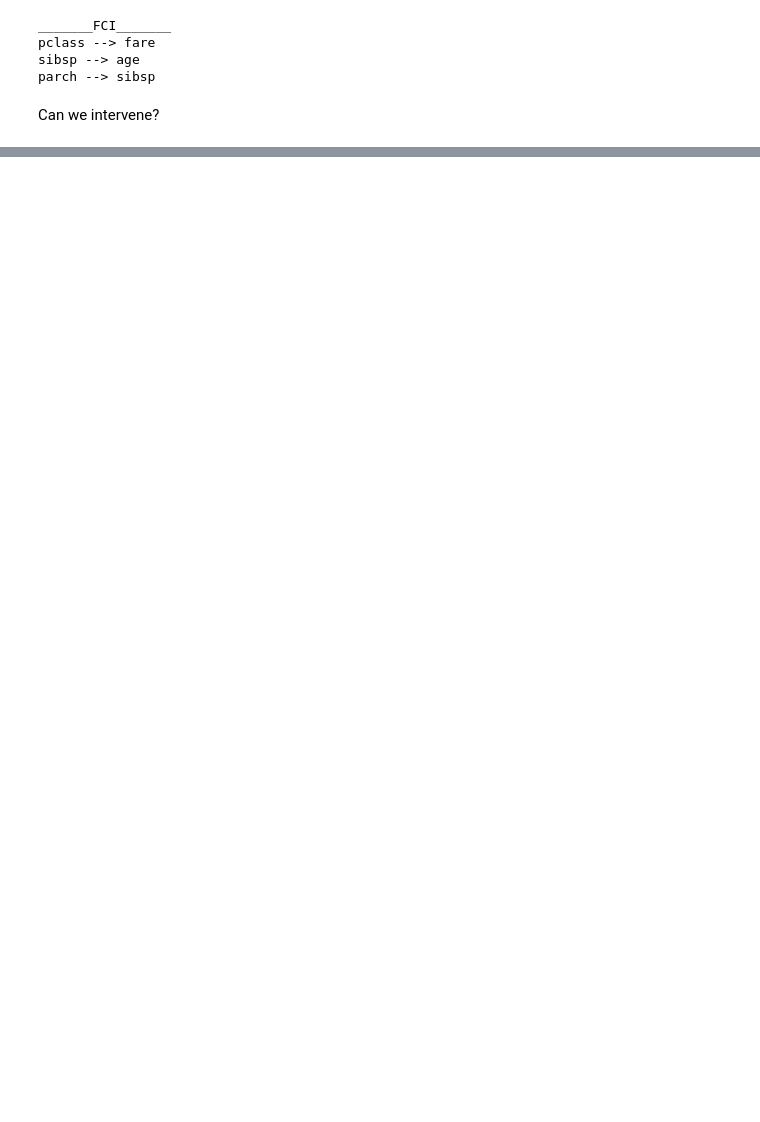
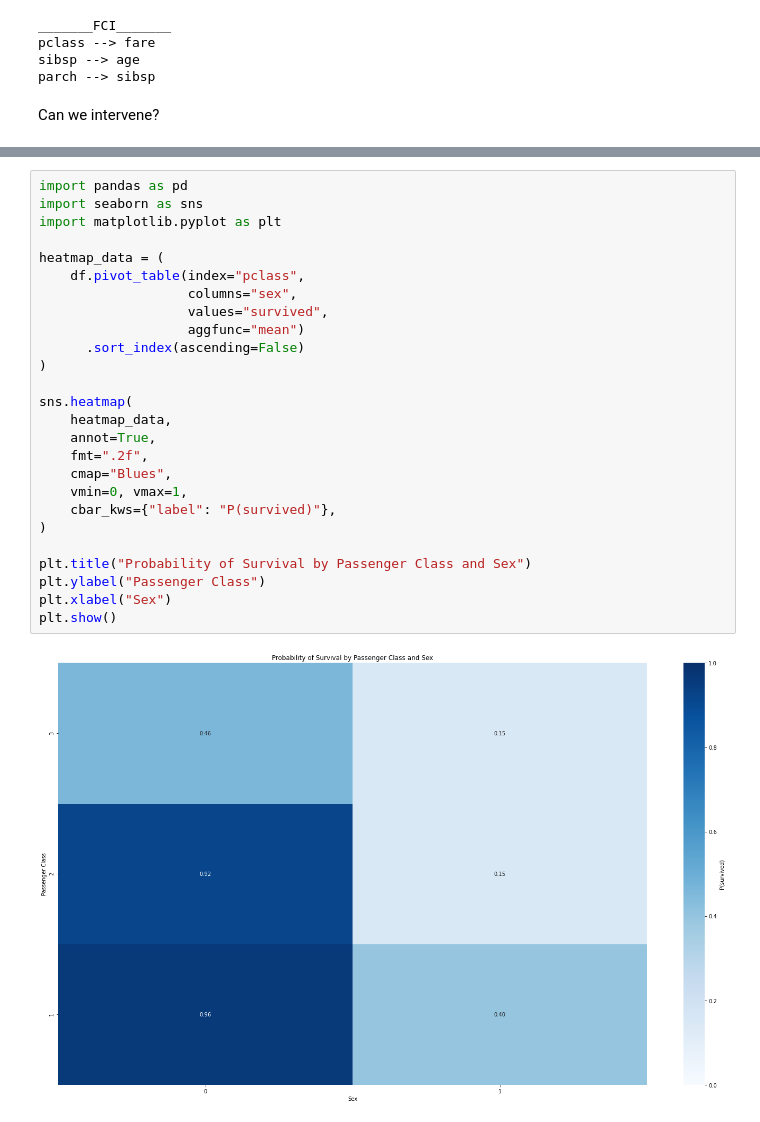
Before and after one commit to eigenhenry/experiments, a Jupyter notebook: titanic.ipynb, the cells around one changed output, grey strips where cells are left out. Saved outputs shown, nothing was run; the diff lists cells and outputs as text; blank space fills up the shorter version.

```diff
--- a/titanic.ipynb
+++ b/titanic.ipynb
@@ -358,0 +579,28 @@ Diverse Counterfactual set (new outcome: 1)
+# %%
+import pandas as pd
+import seaborn as sns
+import matplotlib.pyplot as plt
+
+heatmap_data = (
+    df.pivot_table(index="pclass",
+                   columns="sex",
+                   values="survived",
+                   aggfunc="mean")
+      .sort_index(ascending=False)
+)
+
+sns.heatmap(
+    heatmap_data,
+    annot=True,
+    fmt=".2f",
+    cmap="Blues",
+    vmin=0, vmax=1,
+    cbar_kws={"label": "P(survived)"},
+)
+
+plt.title("Probability of Survival by Passenger Class and Sex")
+plt.ylabel("Passenger Class")
+plt.xlabel("Sex")
+plt.show()
+# %% [output]
+[figure, added]
```
Also changed, not shown: parts of 23 cells of this notebook.
